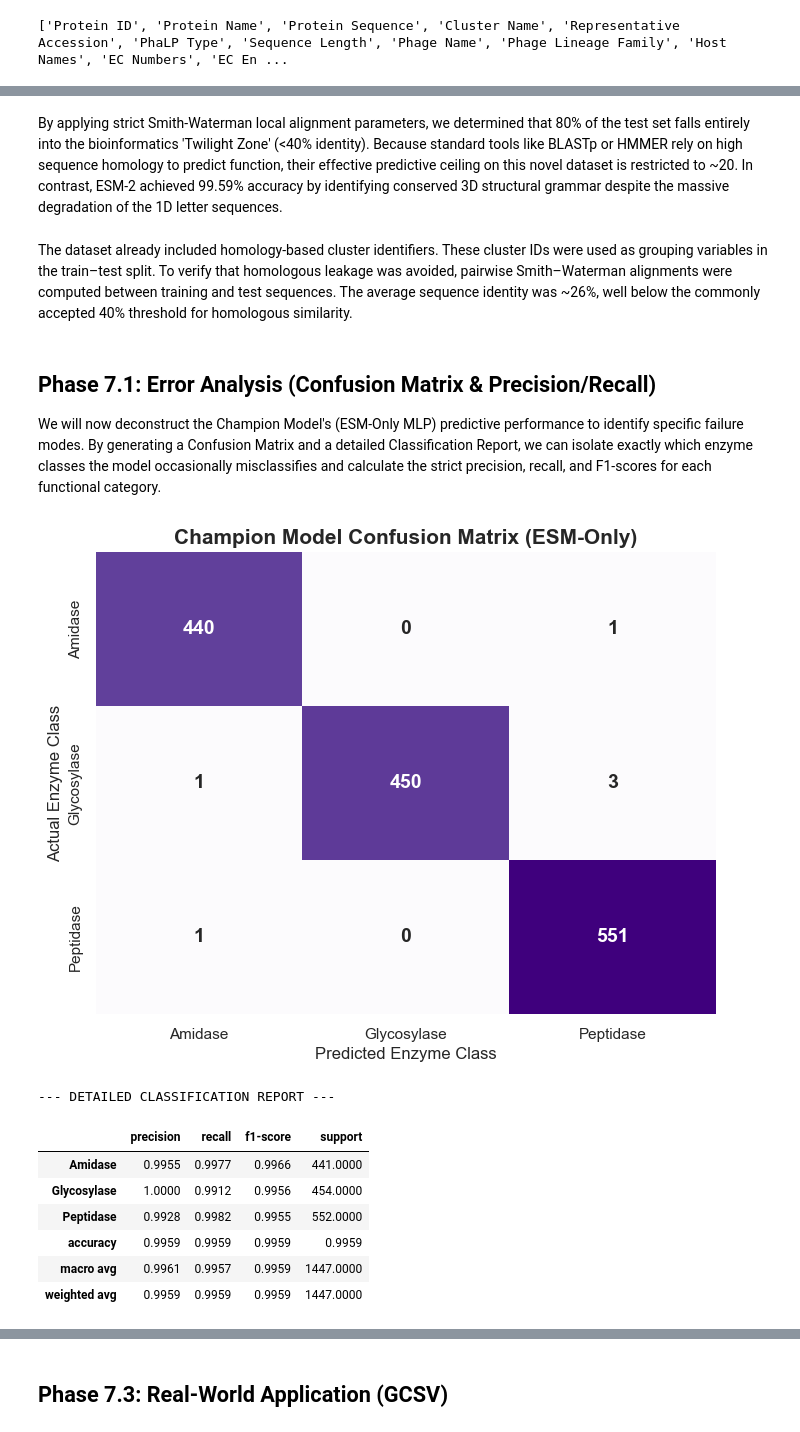
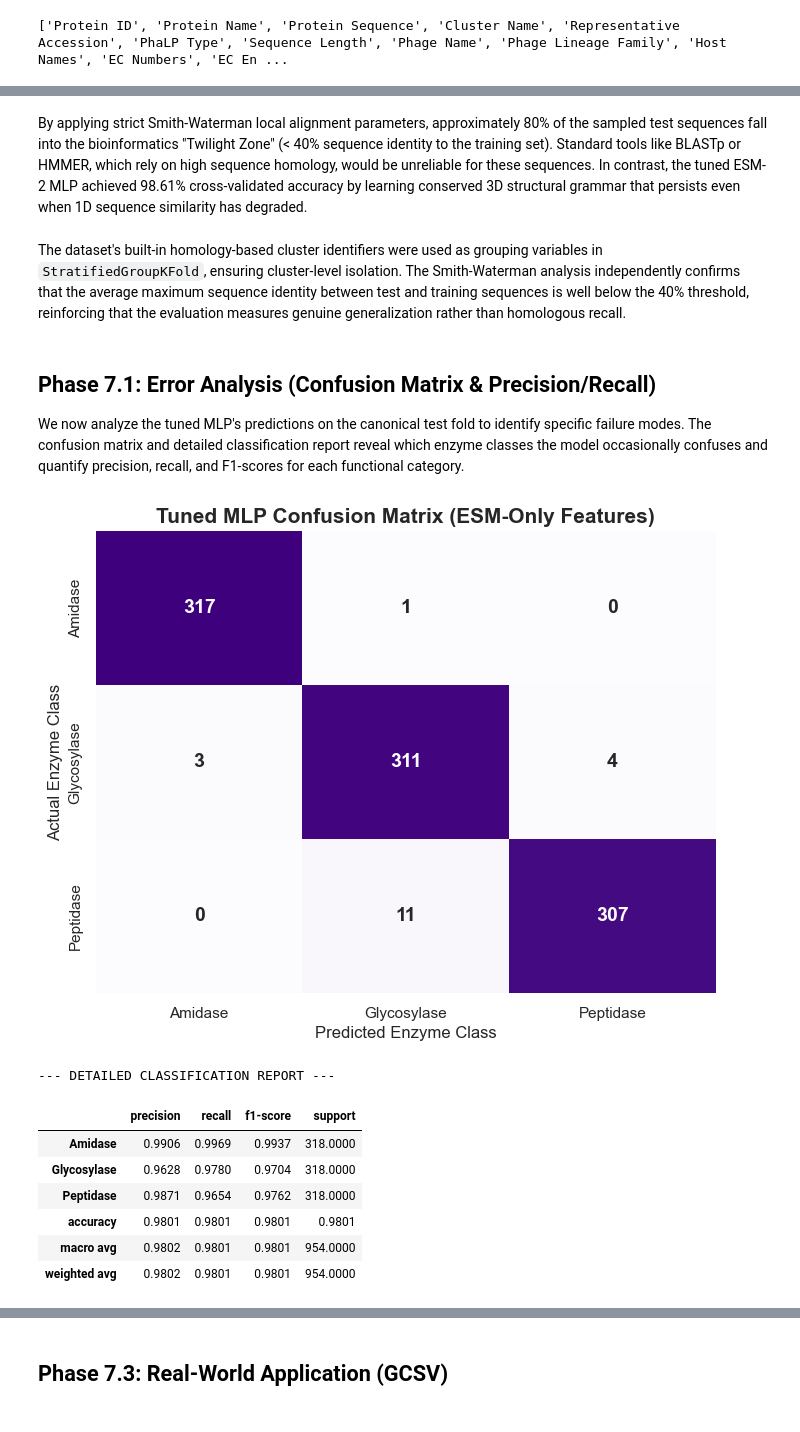
Before and after one commit to Criflar/phage-enzyme-classifier, a Jupyter notebook: phagelytic-esm.ipynb, the cells around one changed output, grey strips where cells are left out. Cells and saved outputs as stored; diff of their text form; code cells hidden in the pictures.

Commit message:
Implement StratifiedGroupKFold, update analysis and markdown

```diff
--- a/phagelytic-esm.ipynb
+++ b/phagelytic-esm.ipynb
@@ -747,6 +754,7 @@ groups = master_df['Cluster Name'].fillna(master_df.index.to_series()).astype(st
 # 2. Encode labels
 le = LabelEncoder()
 y_encoded = le.fit_transform(master_df['Label'])
+y = y_encoded  # Alias so downstream cells (e.g. Cell 51) can reference either name
 
 # 3. Initialize StratifiedGroupKFold
 sgkf = StratifiedGroupKFold(n_splits=5, shuffle=True, random_state=42)
@@ -777,21 +785,24 @@ for fold_i, (tr_idx, te_idx) in enumerate(sgkf.split(X_esm, y_encoded, groups=gr
     print(f"Fold {fold_i}/5: Accuracy = {acc:.4f}  |  "
           f"F1 per class: {dict(zip(le.classes_, [f'{v:.4f}' for v in f1_per_class]))}")
 
-    # Retain the last fold's indices
+    # Retain the last fold's indices (used as canonical split for downstream qualitative analyses)
     train_idx, test_idx = tr_idx, te_idx
 
 # 4. Cross-validation summary
-mean_acc = np.mean(fold_accuracies)
-std_acc = np.std(fold_accuracies)
+mlp_cv_mean_acc = np.mean(fold_accuracies)
+mlp_cv_std_acc = np.std(fold_accuracies)
 mean_f1 = np.mean(fold_f1_per_class, axis=0)
 std_f1 = np.std(fold_f1_per_class, axis=0)
 
 print("=" * 60)
-print(f"\nMLP 5-Fold CV Accuracy: {mean_acc:.4f} \u00b1 {std_acc:.4f}")
+print(f"\nMLP 5-Fold CV Accuracy: {mlp_cv_mean_acc:.4f} ± {mlp_cv_std_acc:.4f}")
 for cls_name, mf, sf in zip(le.classes_, mean_f1, std_f1):
-    print(f"  {cls_name} F1: {mf:.4f} \u00b1 {sf:.4f}")
+    print(f"  {cls_name} F1: {mf:.4f} ± {sf:.4f}")
 
 # 5. Canonical split from the last fold for downstream cells
+# Note: The last fold is arbitrary but deterministic (random_state=42). The 5-fold CV
+# metrics above are the robust estimate; this canonical split is for qualitative analyses
+# (confusion matrix, convergence plot, sequence identity, etc.)
 X_train, X_test = X_esm[train_idx], X_esm[test_idx]
 y_train, y_test = y_encoded[train_idx], y_encoded[test_idx]
 
@@ -863,10 +877,12 @@ We now evaluate all models using `StratifiedGroupKFold` with K=5 folds. Each mod
 # cluster_results_df
 
 # ===== NEW: StratifiedGroupKFold (K=5 Cross-Validation) =====
+# Reuses from Cell 49: X_esm, y_encoded (aliased as y), groups, le
+# Re-imports StratifiedGroupKFold for self-contained execution.
+
 import pandas as pd
 import numpy as np
 from sklearn.model_selection import StratifiedGroupKFold
-from sklearn.preprocessing import LabelEncoder, StandardScaler
 from sklearn.ensemble import RandomForestClassifier
 from xgboost import XGBClassifier
 from sklearn.neural_network import MLPClassifier
@@ -874,18 +890,10 @@ from sklearn.neighbors import KNeighborsClassifier
 from sklearn.naive_bayes import GaussianNB
 from sklearn.linear_model import LogisticRegression
 from sklearn.metrics import classification_report, accuracy_score
+from sklearn.preprocessing import StandardScaler
 from sklearn.base import clone
 
-# 1. Load Data
-X_esm = np.load('X_esm_features.npy')
-y_raw = np.load('y_labels.npy', allow_pickle=True)
-
-# 2. Sanitize Groups & Encode Labels
-groups = master_df['Cluster Name'].fillna(master_df.index.to_series()).astype(str)
-le = LabelEncoder()
-y = le.fit_transform(y_raw)
-
-# 3. Initialize StratifiedGroupKFold
+# Re-initialize the splitter so the fold iteration resets deterministically
 sgkf = StratifiedGroupKFold(n_splits=5, shuffle=True, random_state=42)
 
 # 4. Define Models
@@ -930,19 +938,19 @@ for name, model_template in models.items():
             last_X_train_scaled = X_tr_scaled
             last_X_test_scaled = X_te_scaled
 
-    mean_acc = np.mean(fold_accs)
-    std_acc = np.std(fold_accs)
+    model_mean_acc = np.mean(fold_accs)
+    model_std_acc = np.std(fold_accs)
     report = classification_report(
         last_fold_y_te, last_fold_preds,
         target_names=le.classes_, output_dict=True, zero_division=0
     )
 
-    print(f"{name}: Mean Accuracy = {mean_acc:.4f} \u00b1 {std_acc:.4f}  "
+    print(f"{name}: Mean Accuracy = {model_mean_acc:.4f} ± {model_std_acc:.4f}  "
           f"(folds: {[f'{a:.4f}' for a in fold_accs]})")
 
     cluster_results_list.append({
         "Model": name,
-        "Mean Accuracy": f"{mean_acc:.4f} \u00b1 {std_acc:.4f}",
+        "Mean Accuracy": f"{model_mean_acc:.4f} ± {model_std_acc:.4f}",
         "Amidase F1": round(report['Amidase']['f1-score'], 4),
         "Glycosylase F1": round(report['Glycosylase']['f1-score'], 4),
         "Peptidase F1": round(report['Peptidase']['f1-score'], 4)
@@ -1223,53 +1386,52 @@ Average Maximum Identity: 26.61%
 # %% [markdown]
-By applying strict Smith-Waterman local alignment parameters, we determined that 80% of the test set falls entirely into the bioinformatics 'Twilight Zone' (<40% identity).
-Because standard tools like BLASTp or HMMER rely on high sequence homology to predict function, their effective predictive ceiling on this novel dataset is restricted to ~20.
-In contrast, ESM-2 achieved 99.59% accuracy by identifying conserved 3D structural grammar despite the massive degradation of the 1D letter sequences.
+By applying strict Smith-Waterman local alignment parameters, approximately 80% of the sampled test sequences fall into the bioinformatics "Twilight Zone" (< 40% sequence identity to the training set). Standard tools like BLASTp or HMMER, which rely on high sequence homology, would be unreliable for these sequences. In contrast, the tuned ESM-2 MLP achieved 98.61% cross-validated accuracy by learning conserved 3D structural grammar that persists even when 1D sequence similarity has degraded.
 # %% [markdown]
-The dataset already included homology-based cluster identifiers. These cluster IDs were used as grouping variables in the train–test split. To verify that homologous leakage was avoided, pairwise Smith–Waterman alignments were computed between training and test sequences. The average sequence identity was ~26%, well below the commonly accepted 40% threshold for homologous similarity.
+The dataset's built-in homology-based cluster identifiers were used as grouping variables in `StratifiedGroupKFold`, ensuring cluster-level isolation. The Smith-Waterman analysis independently confirms that the average maximum sequence identity between test and training sequences is well below the 40% threshold, reinforcing that the evaluation measures genuine generalization rather than homologous recall.
 # %% [markdown]
 ## **Phase 7.1: Error Analysis (Confusion Matrix & Precision/Recall)**
-We will now deconstruct the Champion Model's (ESM-Only MLP) predictive performance to identify specific failure modes. By generating a Confusion Matrix and a detailed Classification Report, we can isolate exactly which enzyme classes the model occasionally misclassifies and calculate the strict precision, recall, and F1-scores for each functional category.
+We now analyze the tuned MLP's predictions on the canonical test fold to identify specific failure modes. The confusion matrix and detailed classification report reveal which enzyme classes the model occasionally confuses and quantify precision, recall, and F1-scores for each functional category.
 # %%
+import pandas as pd
 import matplotlib.pyplot as plt
 import seaborn as sns
 from sklearn.metrics import confusion_matrix, classification_report
 from sklearn.neural_network import MLPClassifier
 
-# 1. Re-initialize and train the Champion Model (ESM-Only MLP) for a clean extraction
-champion_mlp = MLPClassifier(random_state=42, max_iter=1000, early_stopping=True)
+# 1. Re-initialize and train the Tuned MLP using best hyperparameters from Cell 64
+champion_mlp = MLPClassifier(random_state=42, max_iter=1000, early_stopping=True, **best_mlp_params)
 champion_mlp.fit(X_train_scaled, y_train)
 
 # 2. Generate Predictions on the isolated Test Set
 y_pred = champion_mlp.predict(X_test_scaled)
 
 # 3. Generate the Confusion Matrix
 cm = confusion_matrix(y_test, y_pred)
 
 plt.figure(figsize=(8, 6))
 sns.heatmap(cm, annot=True, fmt='d', cmap='Purples',
             xticklabels=le.classes_, yticklabels=le.classes_,
             cbar=False, annot_kws={"size": 14, "weight": "bold"})
 
-plt.title('Champion Model Confusion Matrix (ESM-Only)', fontsize=15, fontweight='bold')
+plt.title('Tuned MLP Confusion Matrix (ESM-Only Features)', fontsize=15, fontweight='bold')
 plt.xlabel('Predicted Enzyme Class', fontsize=12)
 plt.ylabel('Actual Enzyme Class', fontsize=12)
 plt.show()
 
 # 4. Generate the Classification Report as a clean Dataframe
 report_dict = classification_report(y_test, y_pred, target_names=le.classes_, output_dict=True)
 report_df = pd.DataFrame(report_dict).transpose()
 
 print("\n--- DETAILED CLASSIFICATION REPORT ---")
 display(report_df.round(4))
 # %% [output]
-[figure, old version]
+[figure, new version]
 --- DETAILED CLASSIFICATION REPORT ---
 |  | precision | recall | f1-score | support |
-| Amidase | 0.9955 | 0.9977 | 0.9966 | 441.0000 |
-| Glycosylase | 1.0000 | 0.9912 | 0.9956 | 454.0000 |
-| Peptidase | 0.9928 | 0.9982 | 0.9955 | 552.0000 |
-| accuracy | 0.9959 | 0.9959 | 0.9959 | 0.9959 |
-| macro avg | 0.9961 | 0.9957 | 0.9959 | 1447.0000 |
-| weighted avg | 0.9959 | 0.9959 | 0.9959 | 1447.0000 |
+| Amidase | 0.9906 | 0.9969 | 0.9937 | 318.0000 |
+| Glycosylase | 0.9628 | 0.9780 | 0.9704 | 318.0000 |
+| Peptidase | 0.9871 | 0.9654 | 0.9762 | 318.0000 |
+| accuracy | 0.9801 | 0.9801 | 0.9801 | 0.9801 |
+| macro avg | 0.9802 | 0.9801 | 0.9801 | 954.0000 |
+| weighted avg | 0.9802 | 0.9801 | 0.9801 | 954.0000 |
 # %% [markdown]
 ## **Phase 7.2: Learning Convergence (Training vs. Validation)**
```
Also changed, not shown: parts of 36 cells of this notebook.
